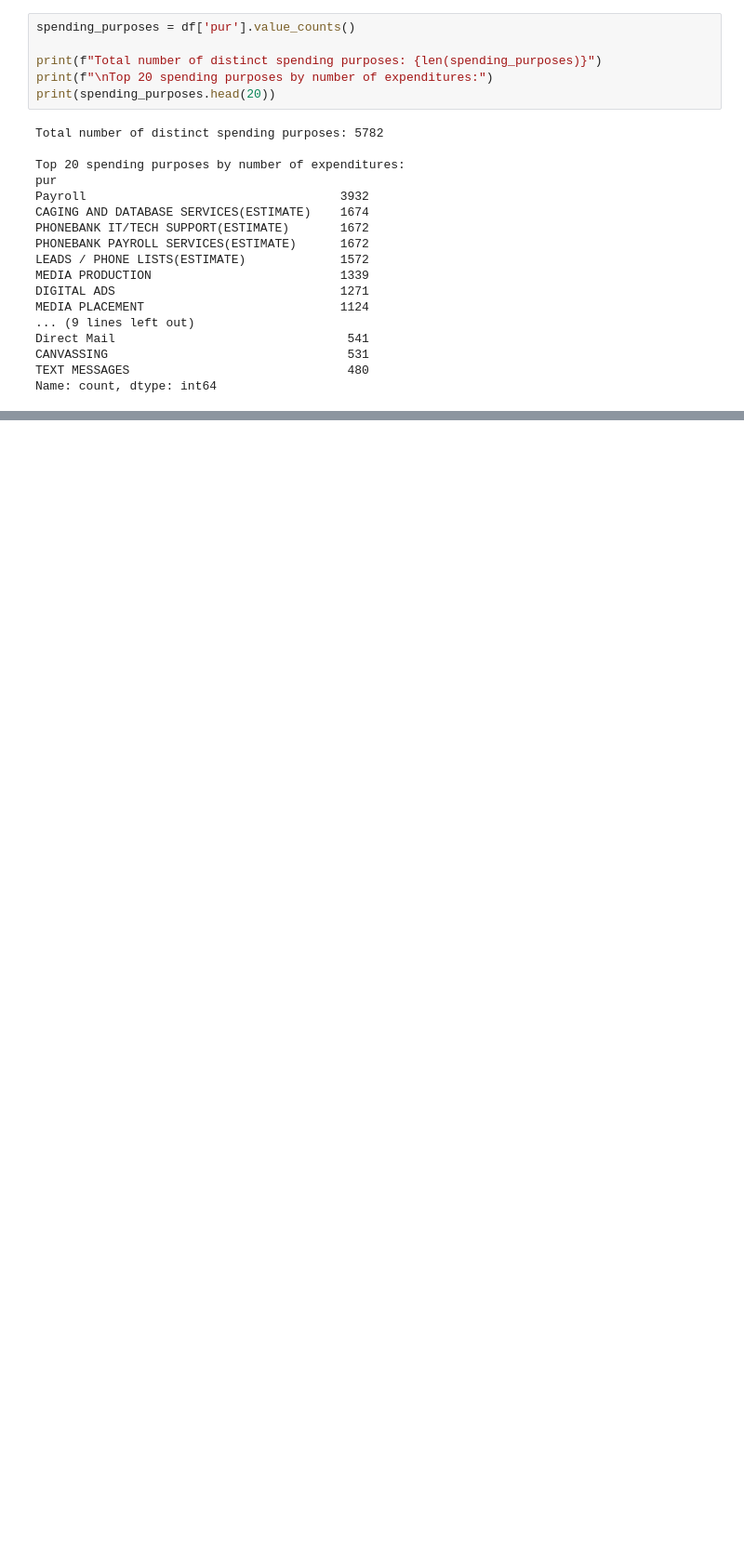
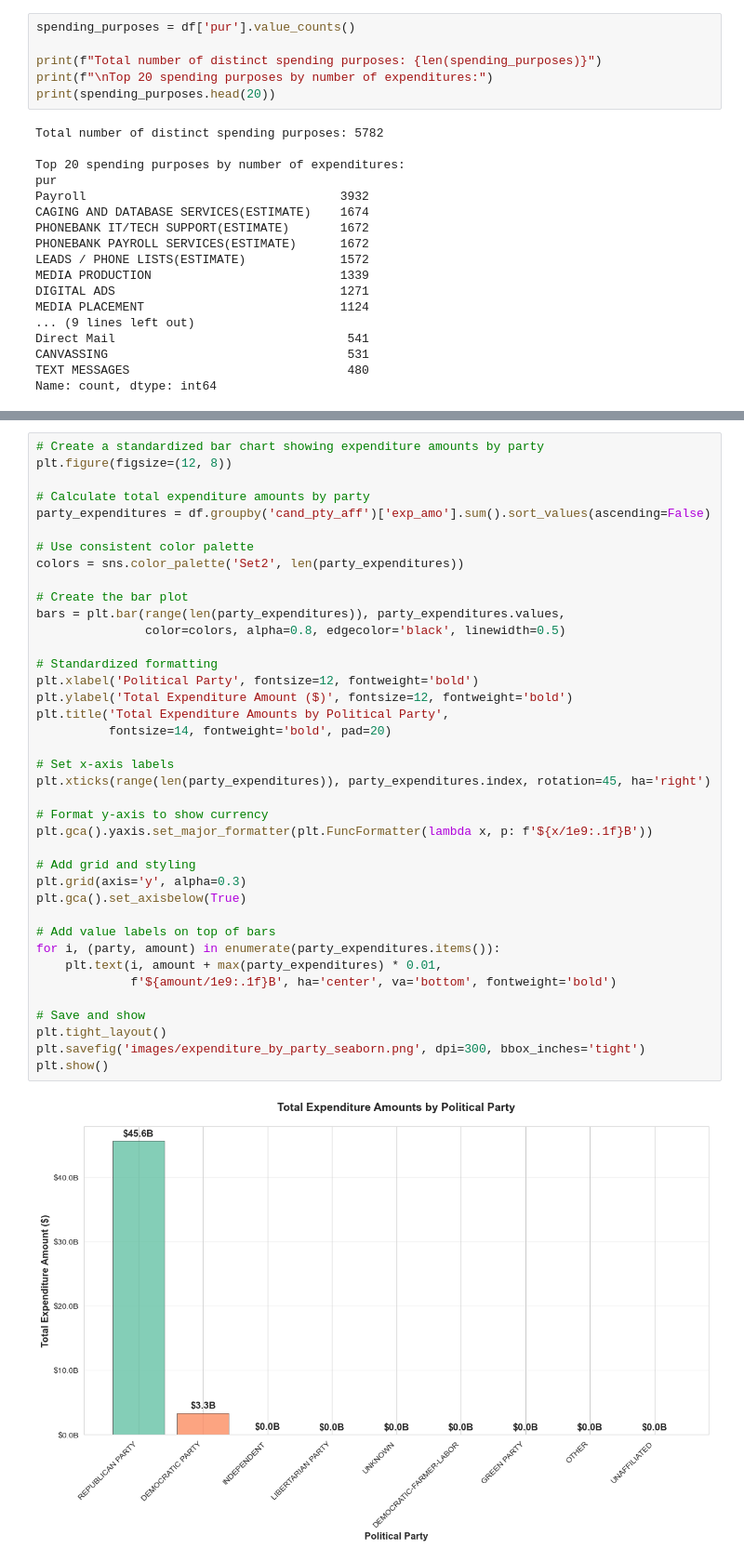
Before and after one commit to marobinette/DataScience, a Jupyter notebook: assignments/shared/weekThree/ie.ipynb, the cells around one changed output, grey strips where cells are left out. Shown at 93% size. Drawn from its saved outputs; the diff is of its cells as text; blank space fills up the shorter version.

```diff
--- a/assignments/shared/weekThree/ie.ipynb
+++ b/assignments/shared/weekThree/ie.ipynb
@@ -548,0 +593,41 @@ if 'exp_month' in df.columns:
+# %%
+# Create a standardized bar chart showing expenditure amounts by party
+plt.figure(figsize=(12, 8))
+
+# Calculate total expenditure amounts by party
+party_expenditures = df.groupby('cand_pty_aff')['exp_amo'].sum().sort_values(ascending=False)
+
+# Use consistent color palette
+colors = sns.color_palette('Set2', len(party_expenditures))
+
+# Create the bar plot
+bars = plt.bar(range(len(party_expenditures)), party_expenditures.values,
+               color=colors, alpha=0.8, edgecolor='black', linewidth=0.5)
+
+# Standardized formatting
+plt.xlabel('Political Party', fontsize=12, fontweight='bold')
+plt.ylabel('Total Expenditure Amount ($)', fontsize=12, fontweight='bold')
+plt.title('Total Expenditure Amounts by Political Party',
+          fontsize=14, fontweight='bold', pad=20)
+
+# Set x-axis labels
+plt.xticks(range(len(party_expenditures)), party_expenditures.index, rotation=45, ha='right')
+
+# Format y-axis to show currency
+plt.gca().yaxis.set_major_formatter(plt.FuncFormatter(lambda x, p: f'${x/1e9:.1f}B'))
+
+# Add grid and styling
+plt.grid(axis='y', alpha=0.3)
+plt.gca().set_axisbelow(True)
+
+# Add value labels on top of bars
+for i, (party, amount) in enumerate(party_expenditures.items()):
+    plt.text(i, amount + max(party_expenditures) * 0.01,
+             f'${amount/1e9:.1f}B', ha='center', va='bottom', fontweight='bold')
+
+# Save and show
+plt.tight_layout()
+plt.savefig('images/expenditure_by_party_seaborn.png', dpi=300, bbox_inches='tight')
+plt.show()
+# %% [output]
+[figure, added]
```
Also changed, not shown: parts of 9 cells of this notebook, 10 other files.
